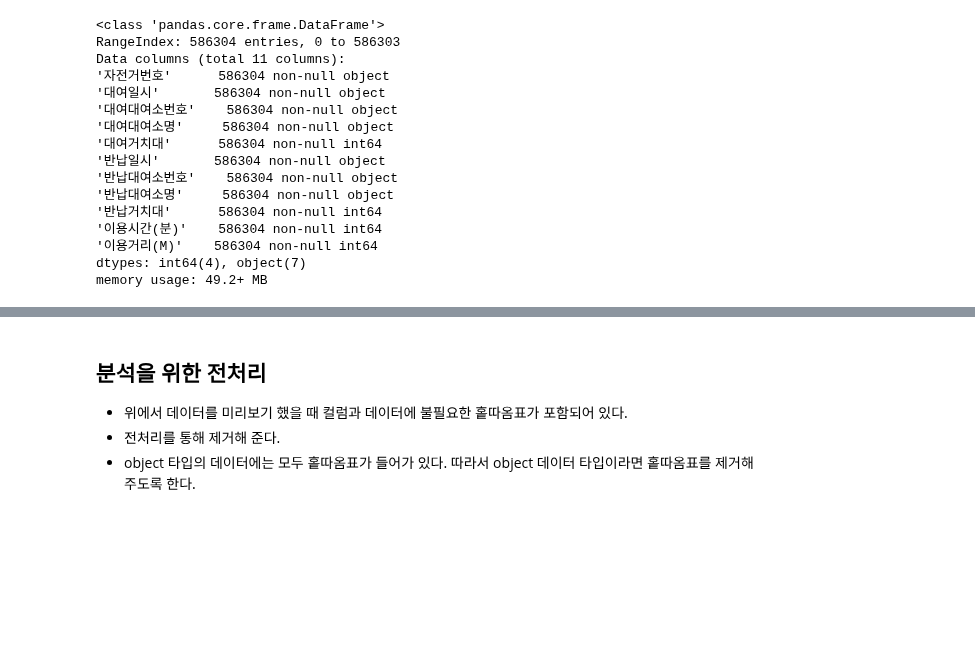
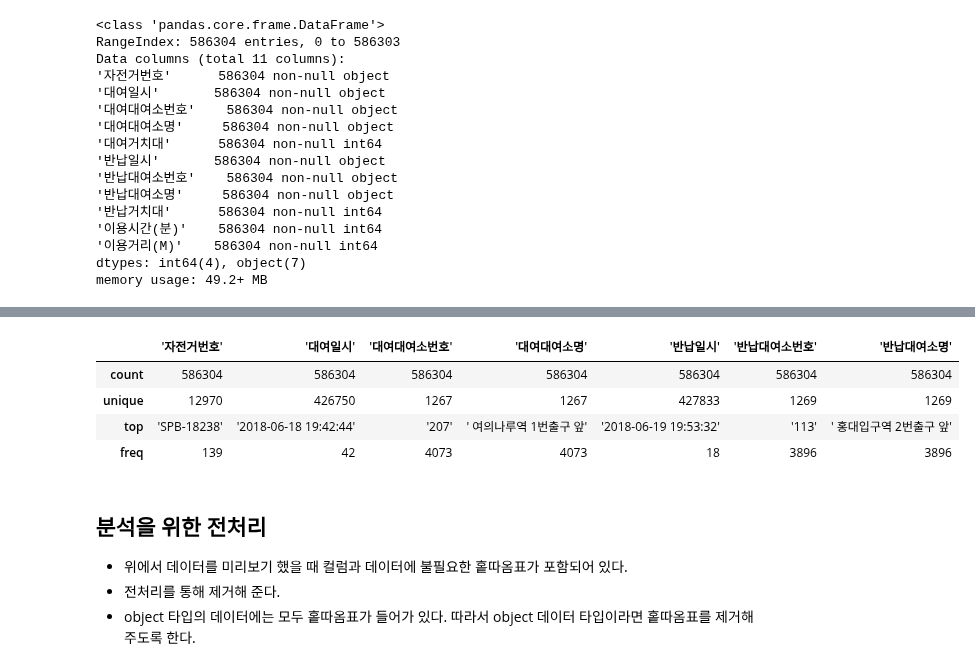
Before and after one commit to corazzon/OpenDataWrangling, a Jupyter notebook: seoul-bike/seoul-bike-01.ipynb, the cells around one changed output, grey strips where cells are left out. Drawn from its saved outputs; the diff is of its cells as text; code cells hidden in the pictures; blank space fills up the shorter version.

```diff
--- a/seoul-bike/seoul-bike-01.ipynb
+++ b/seoul-bike/seoul-bike-01.ipynb
@@ -110,3 +125,11 @@ memory usage: 49.2+ MB
+# %%
+df.describe(include=np.object)
+# %% [output]
+|  | '자전거번호' | '대여일시' | '대여대여소번호' | '대여대여소명' | '반납일시' | '반납대여소번호' | '반납대여소명' |
+| count | 586304 | 586304 | 586304 | 586304 | 586304 | 586304 | 586304 |
+| unique | 12970 | 426750 | 1267 | 1267 | 427833 | 1269 | 1269 |
+| top | 'SPB-18238' | '2018-06-18 19:42:44' | '207' | ' 여의나루역 1번출구 앞' | '2018-06-19 19:53:32' | '113' | ' 홍대입구역 2번출구 앞' |
+| freq | 139 | 42 | 4073 | 4073 | 18 | 3896 | 3896 |
 # %% [markdown]
 ## 분석을 위한 전처리
 * 위에서 데이터를 미리보기 했을 때 컬럼과 데이터에 불필요한 홑따옴표가 포함되어 있다.
```
Also changed, not shown: parts of 10 cells of this notebook.
